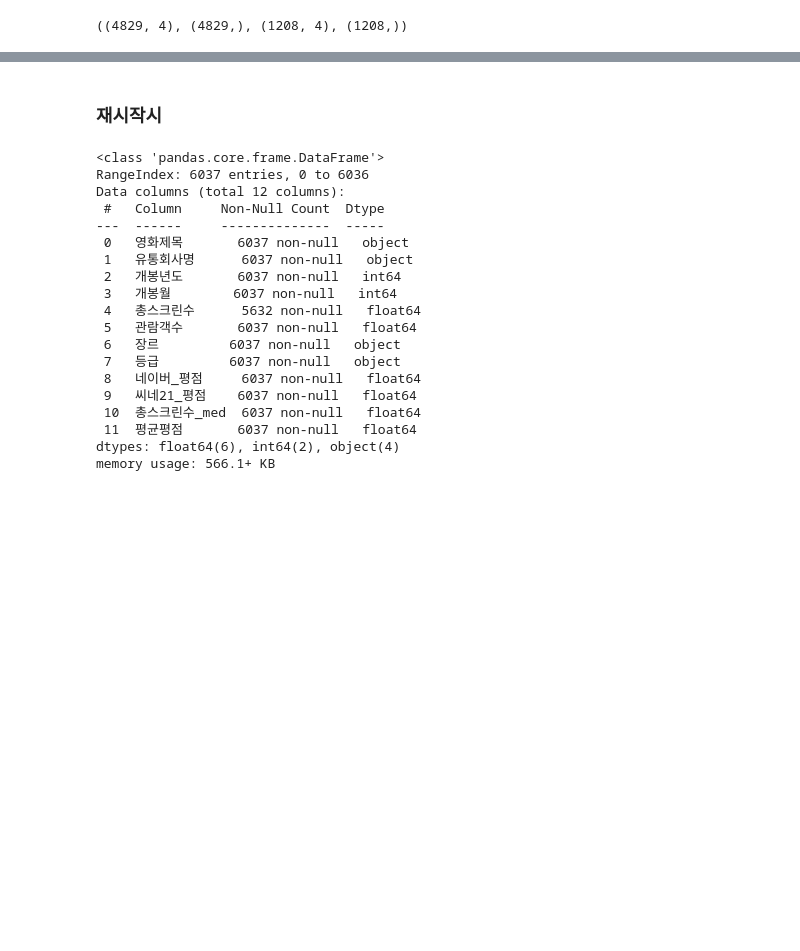
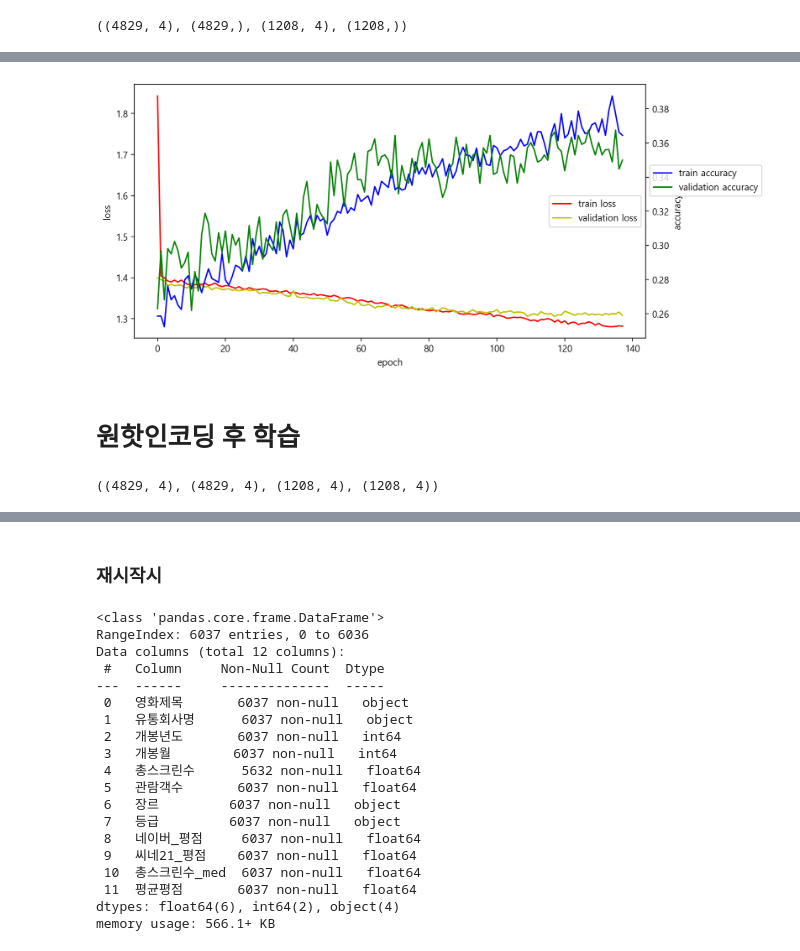
Before and after one commit to yeonhwa88/1stPersonalProject, a Jupyter notebook: movie_project.ipynb, the cells around one changed output, grey strips where cells are left out. Cells and saved outputs as stored; diff of their text form; code cells hidden in the pictures; blank space fills up the shorter version.

```diff
--- a/movie_project.ipynb
+++ b/movie_project.ipynb
@@ -628 +620,4 @@ movies_mean['계절'] = movies_mean['계절'].astype(np.float16)
+# %%
+movies_mean['평점_관람객'] = movies_mean['평균평점']/ movies_mean['관람객수']
+movies_mean['월_관람객'] = movies_mean['개봉월']/ movies_mean['관람객수']
 # %%
@@ -648,11 +641,27 @@ scaler = StandardScaler()
 X_train = scaler.fit_transform(X_train)
 X_test = scaler.transform(X_test)
 # %%
-# 모델준비
+# 모델준비 (분류분석)
 model = Sequential([
-    Dense(64, activation='relu', input_shape=(X_train.shape[1],)),
+    Input(4),
+    Dense(128, activation='relu'),
+    Dropout(0.2),
+    Dense(256, activation='relu'),
     Dropout(0.2),
     Dense(128, activation='relu'),
-    Dense(32, activation='relu'),
-    Dense(len(movies_genre), activation='softmax')  # 장르의 개수만큼 출력층 생성 , classes_ 정수형일때 사용, categories_  원핫인코딩 사용
+    Dense(64, activation='relu'),
+    Dense(len(movies_genre), activation='softmax')  # 장르의 개수만큼 출력층 생성
 ])
+# %%
+# 모델 컴파일 및 학습
+model.compile(optimizer='adam',
+              loss='sparse_categorical_crossentropy',
+              metrics=['accuracy'])
+
+earlyStopping = EarlyStopping(patience = 20)
+
+hist = model.fit(X_train, y_train,
+                 epochs = 500,
+                 validation_split = 0.2,
+                 callbacks = earlyStopping
+                )
@@ -658,0 +693,18 @@ model = Sequential([
+# %%
+# 학습과정 표시하기
+fig, loss_ax = plt.subplots(figsize=(10,5))
+loss_ax.plot(hist.history['loss'], 'r', label='train loss')
+loss_ax.plot(hist.history['val_loss'], 'y', label='validation loss')
+loss_ax.set_xlabel('epoch')
+loss_ax.set_ylabel('loss')
+acc_ax = loss_ax.twinx()
+acc_ax.plot(hist.history['accuracy'], 'b', label='train accuracy')
+acc_ax.plot(hist.history['val_accuracy'], 'g', label='validation accuracy')
+acc_ax.set_ylabel('accuracy')
+loss_ax.legend(loc='center right')
+acc_ax.legend(bbox_to_anchor=(0.999, 0.7))
+plt.show()
+# %% [output]
+[figure, added]
+# %% [markdown]
+# 원핫인코딩 후 학습
@@ -658,0 +722,6 @@ model = Sequential([
+# %%
+# 데이터 나누기
+X_train, X_test, y_train, y_test = train_test_split(x, y, test_size=0.2, random_state=38)
+X_train.shape, y_train.shape, X_test.shape, y_test.shape
+# %% [output]
+((4829, 4), (4829, 4), (1208, 4), (1208, 4))
```
Also changed, not shown: parts of 33 cells of this notebook, 4 other files.
